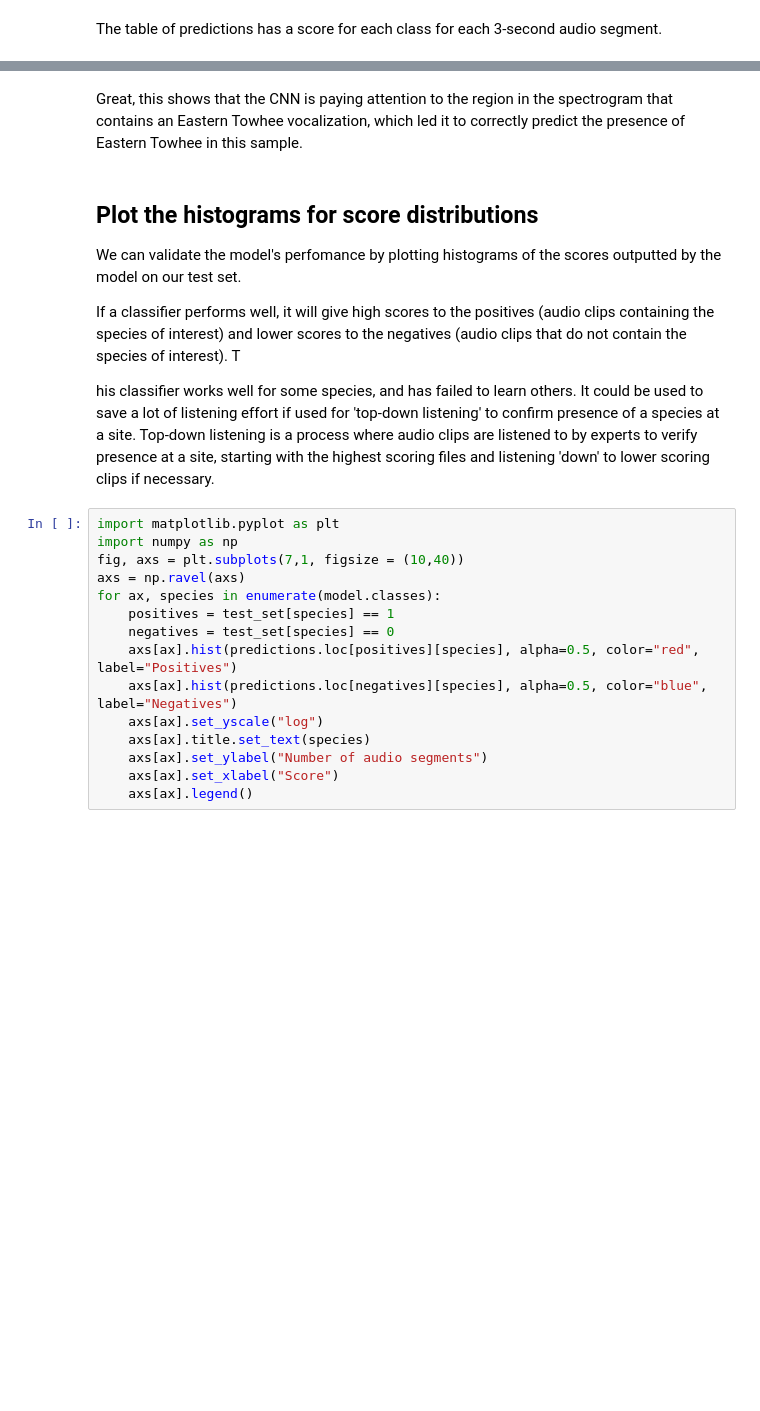
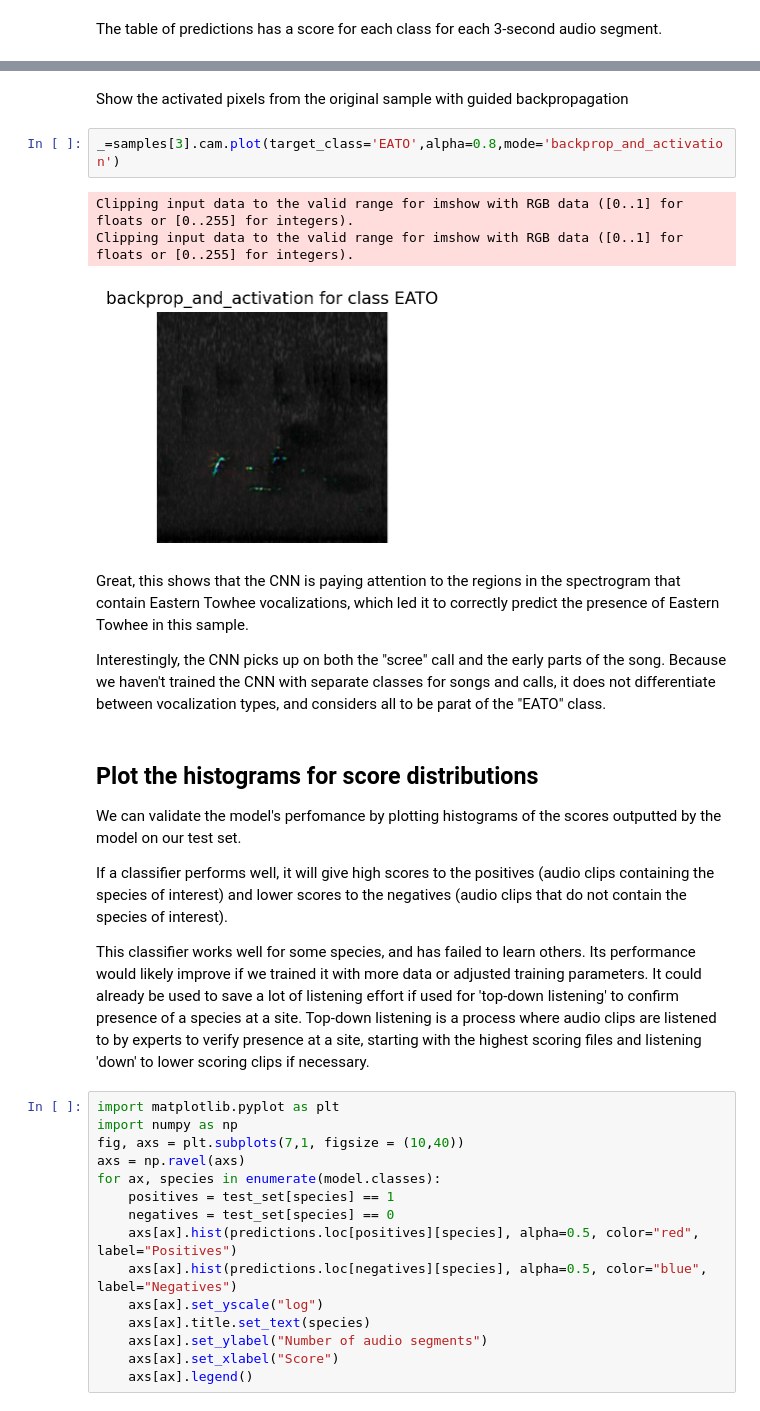
Before and after one commit to kitzeslab/demos-for-opso, a Jupyter notebook: 03_train_CNN.ipynb, the cells around one changed output, grey strips where cells are left out. Saved outputs shown, nothing was run; the diff lists cells and outputs as text; blank space fills up the shorter version.

```diff
--- a/03_train_CNN.ipynb
+++ b/03_train_CNN.ipynb
@@ -211,12 +129,22 @@ Clipping input data to the valid range for imshow with RGB data ([0..1] for floa
+# %% [markdown]
+Show the activated pixels from the original sample with guided backpropagation
+# %%
+_=samples[3].cam.plot(target_class='EATO',alpha=0.8,mode='backprop_and_activation')
+# %% [output]
+Clipping input data to the valid range for imshow with RGB data ([0..1] for floats or [0..255] for integers).
+Clipping input data to the valid range for imshow with RGB data ([0..1] for floats or [0..255] for integers).
+[figure, added]
 # %% [markdown]
-Great, this shows that the CNN is paying attention to the region in the spectrogram that contains an Eastern Towhee vocalization, which led it to correctly predict the presence of Eastern Towhee in this sample.
+Great, this shows that the CNN is paying attention to the regions in the spectrogram that contain Eastern Towhee vocalizations, which led it to correctly predict the presence of Eastern Towhee in this sample.
+
+Interestingly, the CNN picks up on both the "scree" call and the early parts of the song. Because we haven't trained the CNN with separate classes for songs and calls, it does not differentiate between vocalization types, and considers all to be parat of the "EATO" class.
 # %% [markdown]
 ## Plot the histograms for score distributions
 We can validate the model's perfomance by plotting histograms of the scores outputted by the model on our test set.
 
-If a classifier performs well, it will give high scores to the positives (audio clips containing the species of interest) and lower scores to the negatives (audio clips that do not contain the species of interest). T
+If a classifier performs well, it will give high scores to the positives (audio clips containing the species of interest) and lower scores to the negatives (audio clips that do not contain the species of interest).
 
-his classifier works well for some species, and has failed to learn others. It could be used to save a lot of listening effort if used for 'top-down listening' to confirm presence of a species at a site. Top-down listening is a process where audio clips are listened to by experts to verify presence at a site, starting with the highest scoring files and listening 'down' to lower scoring clips if necessary.
+This classifier works well for some species, and has failed to learn others. Its performance would likely improve if we trained it with more data or adjusted training parameters. It could already be used to save a lot of listening effort if used for 'top-down listening' to confirm presence of a species at a site. Top-down listening is a process where audio clips are listened to by experts to verify presence at a site, starting with the highest scoring files and listening 'down' to lower scoring clips if necessary.
 # %%
 import matplotlib.pyplot as plt
 import numpy as np
```
Also changed, not shown: parts of 9 cells of this notebook, 23 other files.
